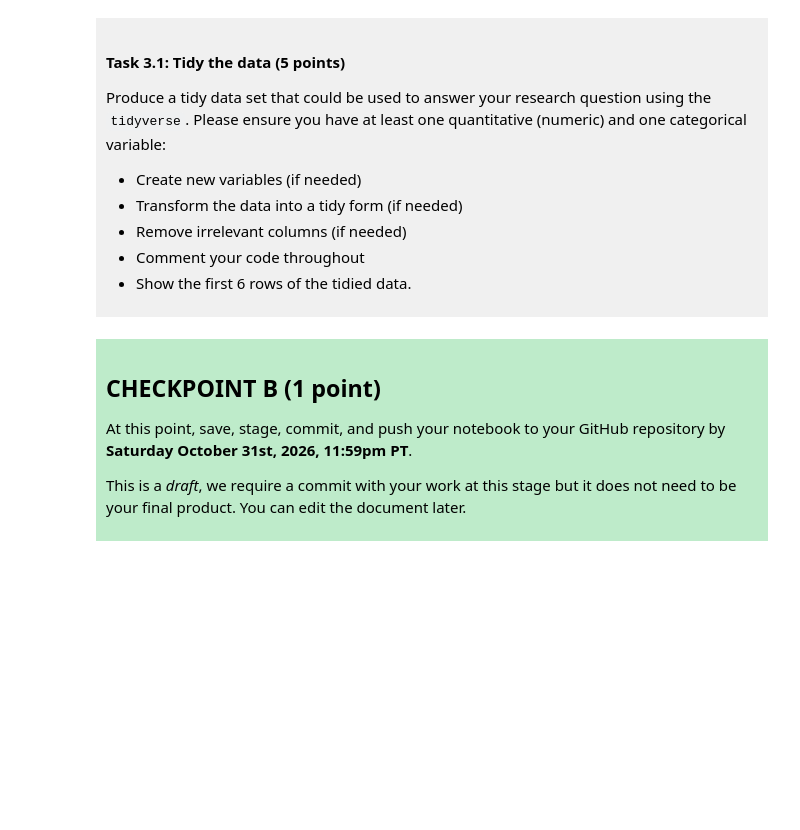
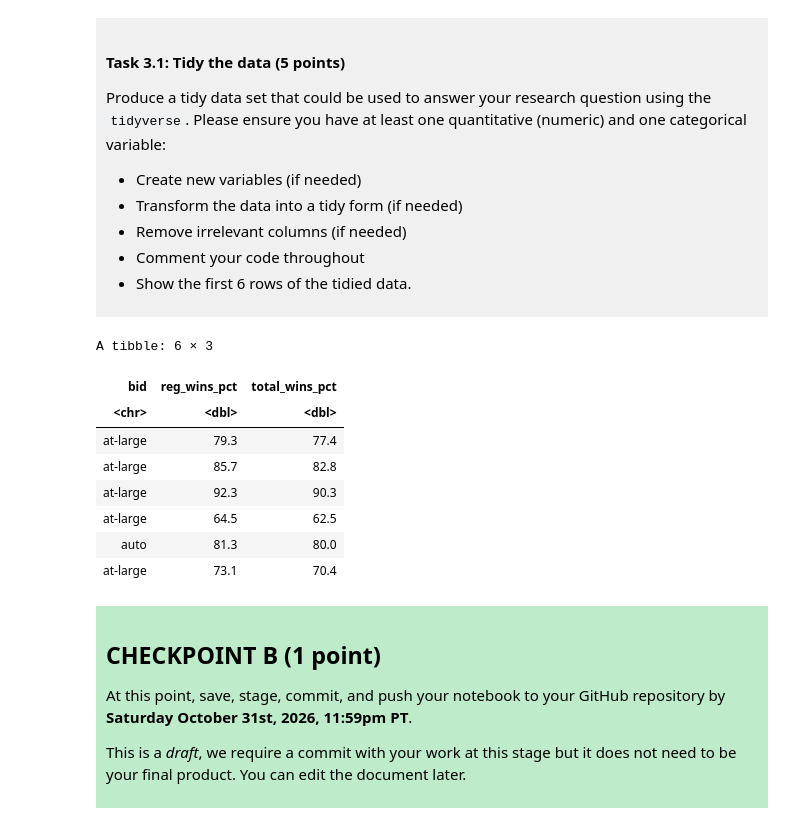
Before and after one commit to Ericys66/dsci-100-project-zixuan-weng, a Jupyter notebook: dsci-100-project-notebook.ipynb, the cells around one changed output. Cells and saved outputs as stored; diff of their text form; code cells hidden in the pictures; blank space fills up the shorter version.

```diff
--- a/dsci-100-project-notebook.ipynb
+++ b/dsci-100-project-notebook.ipynb
@@ -189,7 +209,18 @@ Produce a tidy data set that could be used to answer your research question usin
 
 </div>
 # %%
-### EDIT THIS CODE CELL ###
+womens_march_madness <- select(womens_march_madness, bid,reg_wins_pct,total_wins_pct)#remove irrelavent columns
+head(womens_march_madness)
+# %% [output]
+A tibble: 6 × 3
+| bid | reg_wins_pct | total_wins_pct |
+| <chr> | <dbl> | <dbl> |
+| at-large | 79.3 | 77.4 |
+| at-large | 85.7 | 82.8 |
+| at-large | 92.3 | 90.3 |
+| at-large | 64.5 | 62.5 |
+| auto | 81.3 | 80.0 |
+| at-large | 73.1 | 70.4 |
 # %% [markdown]
 <div style="background-color: #beebca; padding: 10px;">
 
```
Also changed, not shown: parts of 3 cells of this notebook.
